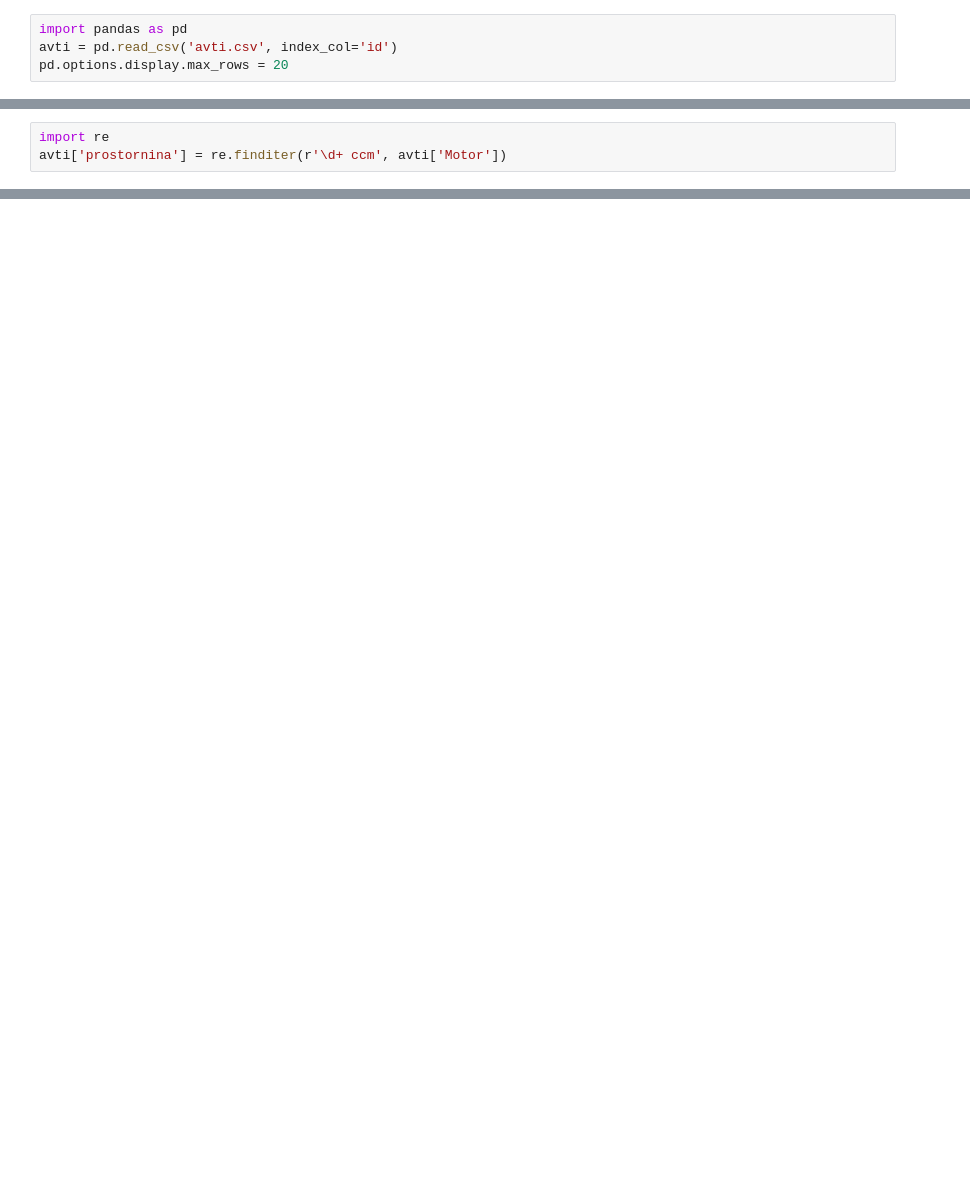
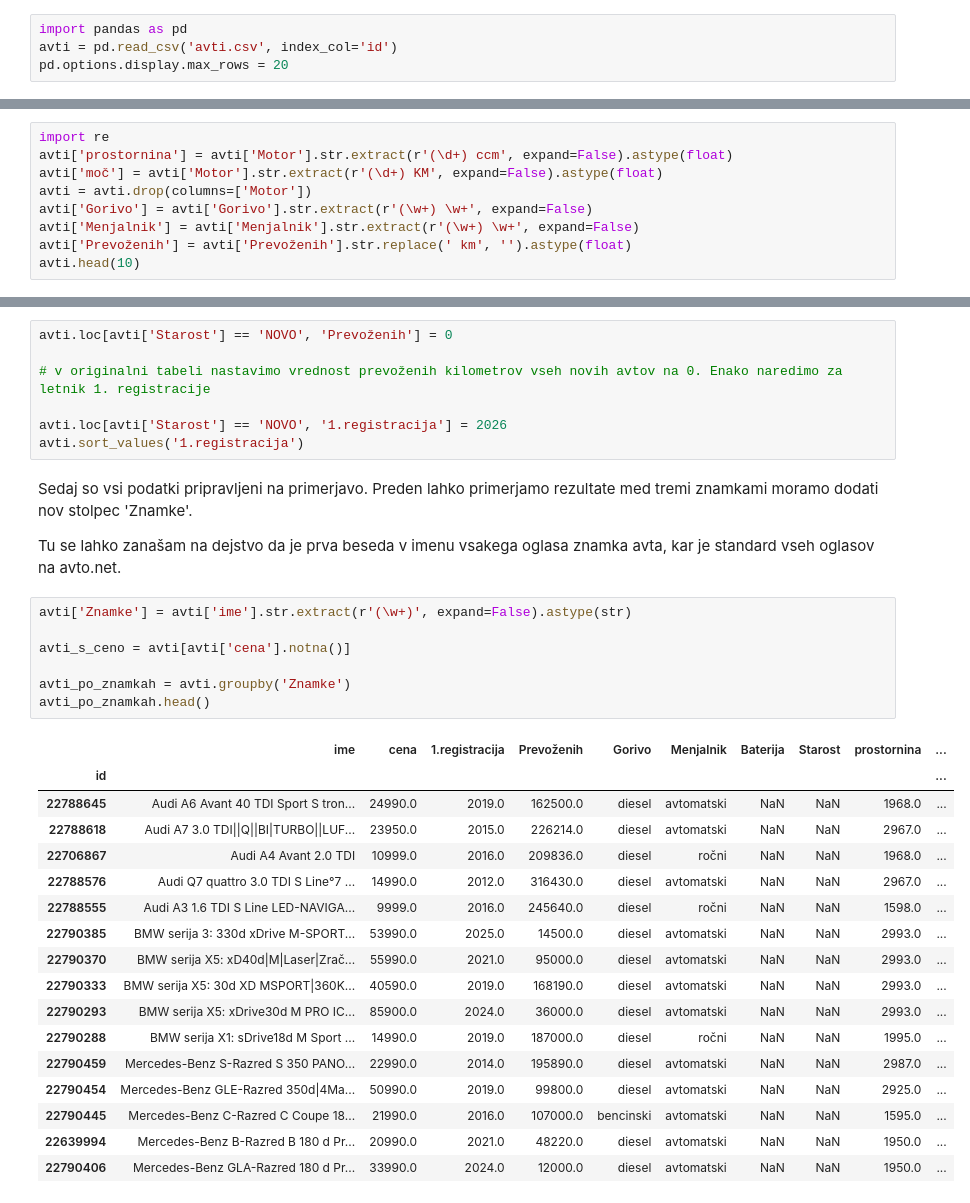
Before and after one commit to MatejLovsin/Seminarska_naloga, a Jupyter notebook: analiza.ipynb, the cells around one changed output, grey strips where cells are left out. Cells and saved outputs as stored; diff of their text form; blank space fills up the shorter version.

Commit message:
analiza in primerjava glede na cenovni razred

```diff
--- a/analiza.ipynb
+++ b/analiza.ipynb
@@ -38,4 +23,10 @@ Length: 339, dtype: str
 # %%
 import re
-avti['prostornina'] = re.finditer(r'\d+ ccm', avti['Motor'])
+avti['prostornina'] = avti['Motor'].str.extract(r'(\d+) ccm', expand=False).astype(float)
+avti['moč'] = avti['Motor'].str.extract(r'(\d+) KM', expand=False).astype(float)
+avti = avti.drop(columns=['Motor'])
+avti['Gorivo'] = avti['Gorivo'].str.extract(r'(\w+) \w+', expand=False)
+avti['Menjalnik'] = avti['Menjalnik'].str.extract(r'(\w+) \w+', expand=False)
+avti['Prevoženih'] = avti['Prevoženih'].str.replace(' km', '').astype(float)
+avti.head(10)
 # %% [output]
@@ -42,0 +92,36 @@ TypeError: expected string or bytes-like object, got 'Series'
+# %%
+avti.loc[avti['Starost'] == 'NOVO', 'Prevoženih'] = 0
+
+# v originalni tabeli nastavimo vrednost prevoženih kilometrov vseh novih avtov na 0. Enako naredimo za letnik 1. registracije
+
+avti.loc[avti['Starost'] == 'NOVO', '1.registracija'] = 2026
+avti.sort_values('1.registracija')
+# %% [markdown]
+Sedaj so vsi podatki pripravljeni na primerjavo. Preden lahko primerjamo rezultate med tremi znamkami moramo dodati nov stolpec 'Znamke'.
+
+Tu se lahko zanašam na dejstvo da je prva beseda v imenu vsakega oglasa znamka avta, kar je standard vseh oglasov na avto.net.
+# %%
+avti['Znamke'] = avti['ime'].str.extract(r'(\w+)', expand=False).astype(str)
+
+avti_s_ceno = avti[avti['cena'].notna()]
+
+avti_po_znamkah = avti.groupby('Znamke')
+avti_po_znamkah.head()
+# %% [output]
+|  | ime | cena | 1.registracija | Prevoženih | Gorivo | Menjalnik | Baterija | Starost | prostornina | ... |
+| id |  |  |  |  |  |  |  |  |  | ... |
+| 22788645 | Audi A6 Avant 40 TDI Sport S tron... | 24990.0 | 2019.0 | 162500.0 | diesel | avtomatski | NaN | NaN | 1968.0 | ... |
+| 22788618 | Audi A7 3.0 TDI||Q||BI|TURBO||LUF... | 23950.0 | 2015.0 | 226214.0 | diesel | avtomatski | NaN | NaN | 2967.0 | ... |
+| 22706867 | Audi A4 Avant 2.0 TDI | 10999.0 | 2016.0 | 209836.0 | diesel | ročni | NaN | NaN | 1968.0 | ... |
+| 22788576 | Audi Q7 quattro 3.0 TDI S Line°7 ... | 14990.0 | 2012.0 | 316430.0 | diesel | avtomatski | NaN | NaN | 2967.0 | ... |
+| 22788555 | Audi A3 1.6 TDI S Line LED-NAVIGA... | 9999.0 | 2016.0 | 245640.0 | diesel | ročni | NaN | NaN | 1598.0 | ... |
+| 22790385 | BMW serija 3: 330d xDrive M-SPORT... | 53990.0 | 2025.0 | 14500.0 | diesel | avtomatski | NaN | NaN | 2993.0 | ... |
+| 22790370 | BMW serija X5: xD40d|M|Laser|Zrač... | 55990.0 | 2021.0 | 95000.0 | diesel | avtomatski | NaN | NaN | 2993.0 | ... |
+| 22790333 | BMW serija X5: 30d XD MSPORT|360K... | 40590.0 | 2019.0 | 168190.0 | diesel | avtomatski | NaN | NaN | 2993.0 | ... |
+| 22790293 | BMW serija X5: xDrive30d M PRO IC... | 85900.0 | 2024.0 | 36000.0 | diesel | avtomatski | NaN | NaN | 2993.0 | ... |
+| 22790288 | BMW serija X1: sDrive18d M Sport ... | 14990.0 | 2019.0 | 187000.0 | diesel | ročni | NaN | NaN | 1995.0 | ... |
+| 22790459 | Mercedes-Benz S-Razred S 350 PANO... | 22990.0 | 2014.0 | 195890.0 | diesel | avtomatski | NaN | NaN | 2987.0 | ... |
+| 22790454 | Mercedes-Benz GLE-Razred 350d|4Ma... | 50990.0 | 2019.0 | 99800.0 | diesel | avtomatski | NaN | NaN | 2925.0 | ... |
+| 22790445 | Mercedes-Benz C-Razred C Coupe 18... | 21990.0 | 2016.0 | 107000.0 | bencinski | avtomatski | NaN | NaN | 1595.0 | ... |
+| 22639994 | Mercedes-Benz B-Razred B 180 d Pr... | 20990.0 | 2021.0 | 48220.0 | diesel | avtomatski | NaN | NaN | 1950.0 | ... |
+| 22790406 | Mercedes-Benz GLA-Razred 180 d Pr... | 33990.0 | 2024.0 | 12000.0 | diesel | avtomatski | NaN | NaN | 1950.0 | ... |
```
Also changed, not shown: parts of 17 cells of this notebook.
